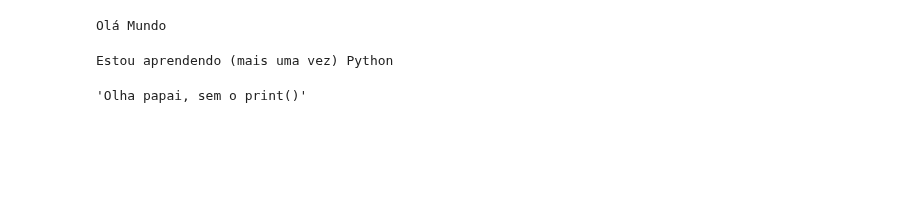
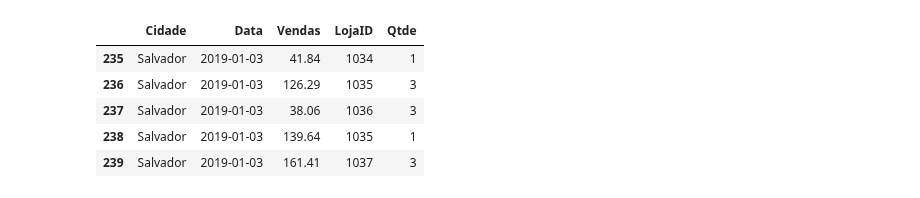
Before and after one commit to Err0rAltZero/trainingDIOPythonPanda, a Jupyter notebook: trainingDIOPythonPandas.ipynb, the cells around one changed output. Saved outputs shown, nothing was run; the diff lists cells and outputs as text; code cells hidden in the pictures; blank space fills up the shorter version.

```diff
--- a/trainingDIOPythonPandas.ipynb
+++ b/trainingDIOPythonPandas.ipynb
@@ -1,14 +1,2 @@
 # %% [markdown]
 <a href="https://colab.research.google.com/github/Err0rAltZero/trainingDIOPythonPanda/blob/main/trainingDIOPythonPandas.ipynb" target="_parent"><img src="https://colab.research.google.com/assets/colab-badge.svg" alt="Open In Colab"/></a>
-# %%
-print("Olá Mundo")
-# %% [output]
-Olá Mundo
-# %%
-print("Estou aprendendo (mais uma vez) Python")
-# %% [output]
-Estou aprendendo (mais uma vez) Python
-# %%
-"Olha papai, sem o print()"
-# %% [output]
-'Olha papai, sem o print()'
@@ -14,0 +5,17 @@ Estou aprendendo (mais uma vez) Python
+# %%
+#dataframe
+df1 = pd.read_excel("/content/drive/My Drive/DatasetsColab/Aracaju.xlsx")
+df2 = pd.read_excel("/content/drive/My Drive/DatasetsColab/Fortaleza.xlsx")
+df3 = pd.read_excel("/content/drive/My Drive/DatasetsColab/Natal.xlsx")
+df4 = pd.read_excel("/content/drive/My Drive/DatasetsColab/Recife.xlsx")
+df5 = pd.read_excel("/content/drive/My Drive/DatasetsColab/Salvador.xlsx")
+# %%
+df=pd.concat([df1,df2,df3,df4,df5])
+df.head()
+# %% [output]
+|  | Cidade | Data | Vendas | LojaID | Qtde |
+| 235 | Salvador | 2019-01-03 | 41.84 | 1034 | 1 |
+| 236 | Salvador | 2019-01-03 | 126.29 | 1035 | 3 |
+| 237 | Salvador | 2019-01-03 | 38.06 | 1036 | 3 |
+| 238 | Salvador | 2019-01-03 | 139.64 | 1035 | 1 |
+| 239 | Salvador | 2019-01-03 | 161.41 | 1037 | 3 |
```
Also changed, not shown: parts of 22 cells of this notebook.
